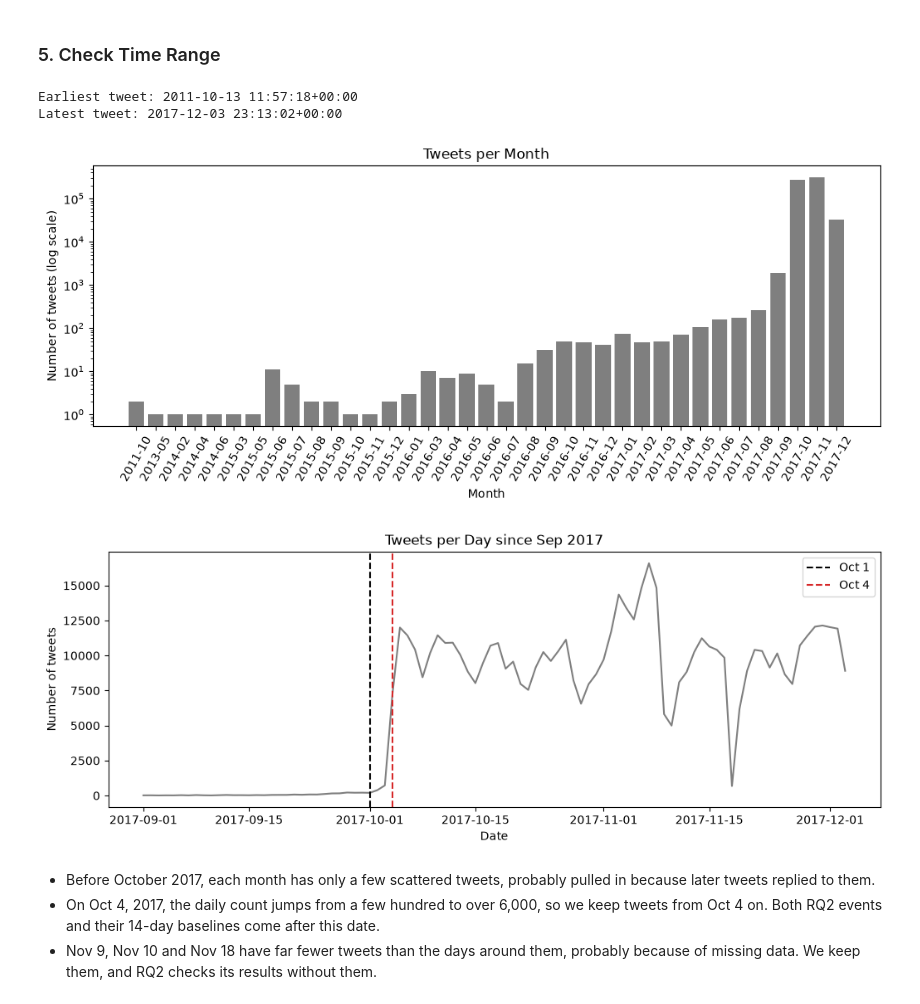
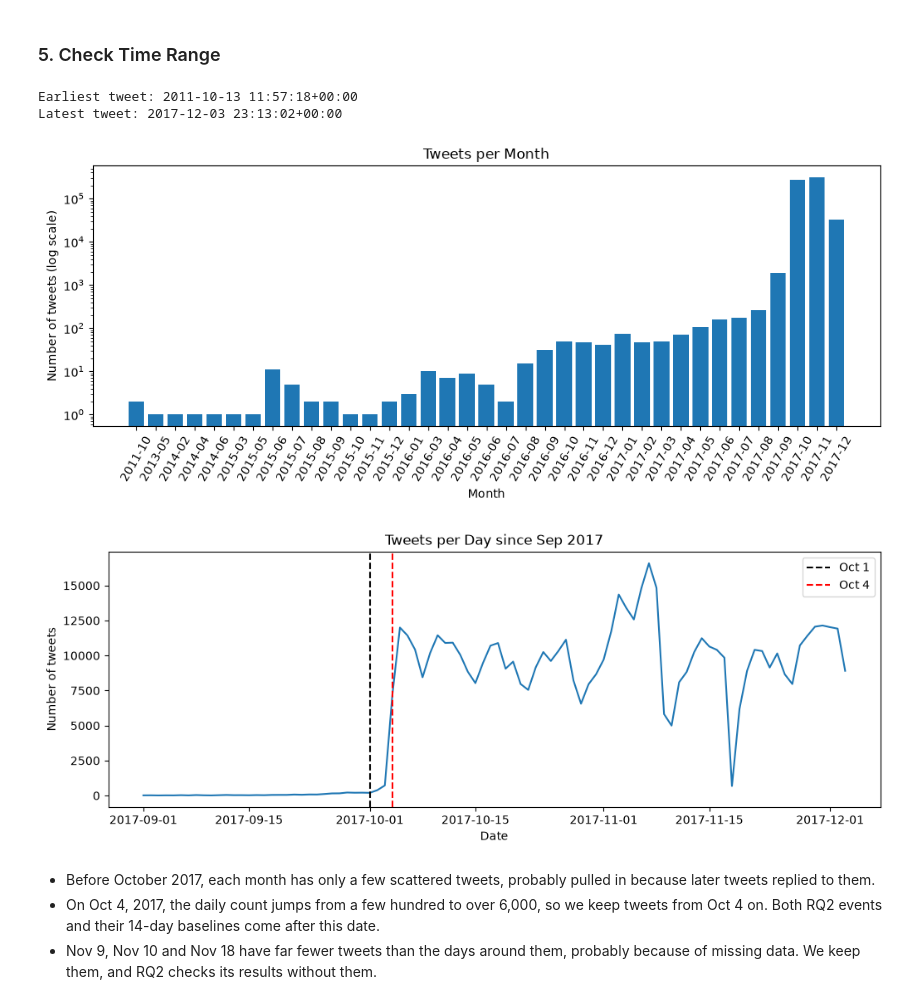
Before and after one commit to Shengyuan-Liu/CustomerSupportAnalysis, a Jupyter notebook: main.ipynb, the cells around one changed output. Saved outputs shown, nothing was run; the diff lists cells and outputs as text; code cells hidden in the pictures.

Commit message:
check data cleaning

```diff
--- a/main.ipynb
+++ b/main.ipynb
@@ -120,22 +122,16 @@ Customer tweets have no brand, so we give each tweet the brand of its conversati
 - Stop when no new tweet gets a brand.
 # %%
 def find_related_brands(data):
-    """Label each tweet with the support account of its conversation.
+    """Label each tweet with the support account of its conversation."""
+    # First label the support tweet.
+    messages = data[["tweet_id", "in_response_to_tweet_id"]]
+    messages["related_brand"] = data["author_id"].where(data["inbound"] == False)
 
-    Input: a DataFrame of tweets with `tweet_id`, `in_response_to_tweet_id`,
-    `author_id` and `inbound`.
-    Output: a Series aligned with `data`. It holds the support account name of each
-    tweet, or a missing value if the tweet is not connected to any support tweet.
-    A tweet keeps the first brand it gets.
-    """
-    # First label the support tweet.
-    messages = data[["tweet_id", "in_response_to_tweet_id"]].copy()
-    messages["related_brand"] = data["author_id"].where(data["inbound"] == False)
     # Now, only support tweets have the label.
     # new_labels is the latest updated data every iteration.
     new_labels = messages[messages["related_brand"].notna()]
     # unknown is those who haven't been updated.
-    unknown = messages[messages["related_brand"].isna()].copy()
+    unknown = messages[messages["related_brand"].isna()]
 
     # Only newly labeled tweets need to pass their brand to unknown tweets.
     while not new_labels.empty and not unknown.empty:
@@ -146,7 +142,7 @@ def find_related_brands(data):
         unknown["related_brand"] = unknown["related_brand"].fillna(unknown["tweet_id"].map(reply_brand))
         new_labels = unknown[unknown["related_brand"].notna()]
         messages.loc[new_labels.index, "related_brand"] = new_labels["related_brand"]
-        unknown = unknown[unknown["related_brand"].isna()].copy()
+        unknown = unknown[unknown["related_brand"].isna()]
 
     return messages["related_brand"]
 
@@ -219,37 +215,37 @@ dtype: object
 # %%
 print("Earliest tweet:", cleaned_df["created_at"].min())
 print("Latest tweet:", cleaned_df["created_at"].max())
 
 # Count tweets per month (log scale, because early months are very small)
 month_counts = pd.DataFrame({"Tweet Count": cleaned_df["created_at"].dt.strftime("%Y-%m").value_counts().sort_index()})
 
 plt.figure(figsize=(12, 4))
-plt.bar(month_counts.index, month_counts["Tweet Count"], color="tab:gray")
+plt.bar(month_counts.index, month_counts["Tweet Count"])
 plt.yscale("log")
 plt.xticks(rotation=60)
 plt.xlabel("Month")
 plt.ylabel("Number of tweets (log scale)")
 plt.title("Tweets per Month")
 plt.show()
 
 # Zoom in: count tweets per day since Sep 2017
 recent = cleaned_df[cleaned_df["created_at"] >= "2017-09-01"]
 day_counts = recent["created_at"].dt.date.value_counts().sort_index()
 
 plt.figure(figsize=(12, 4))
-plt.plot(day_counts.index, day_counts.values, color="tab:gray")
+plt.plot(day_counts.index, day_counts.values)
 plt.axvline(pd.Timestamp("2017-10-01"), color="black", linestyle="--", label="Oct 1")
-plt.axvline(pd.Timestamp("2017-10-04"), color="tab:red", linestyle="--", label="Oct 4")
+plt.axvline(pd.Timestamp("2017-10-04"), color="red", linestyle="--", label="Oct 4")
 plt.xlabel("Date")
 plt.ylabel("Number of tweets")
 plt.title("Tweets per Day since Sep 2017")
 plt.legend()
 plt.show()
 # %% [output]
 Earliest tweet: 2011-10-13 11:57:18+00:00
 Latest tweet: 2017-12-03 23:13:02+00:00
-[figure, old version]
+[figure, new version]
-[figure, old version]
+[figure, new version]
 # %% [markdown]
 - Before October 2017, each month has only a few scattered tweets, probably pulled in because later tweets replied to them.
 - On Oct 4, 2017, the daily count jumps from a few hundred to over 6,000, so we keep tweets from Oct 4 on. Both RQ2 events and their 14-day baselines come after this date.
```
Also changed, not shown: parts of 15 cells of this notebook, 1 other file.
